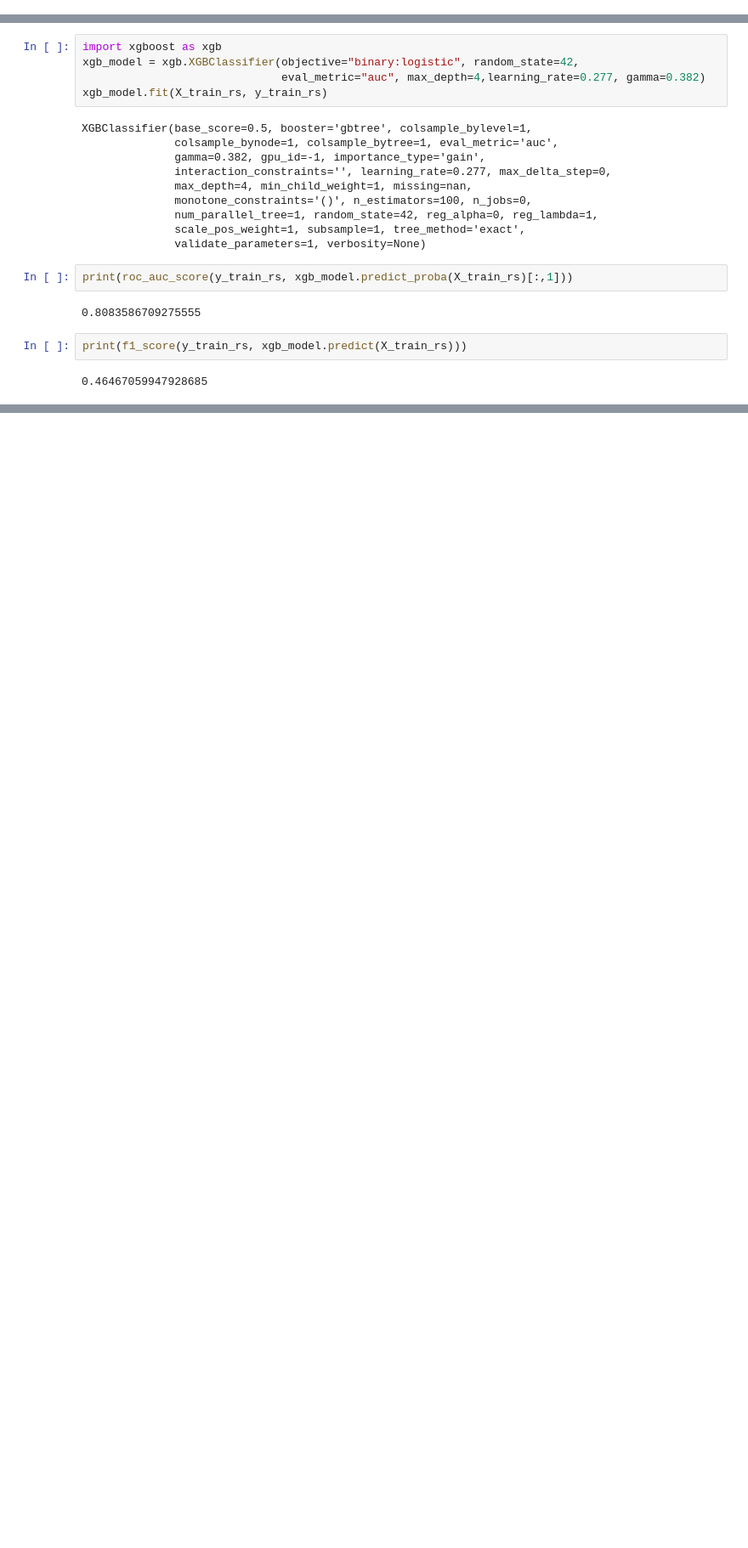
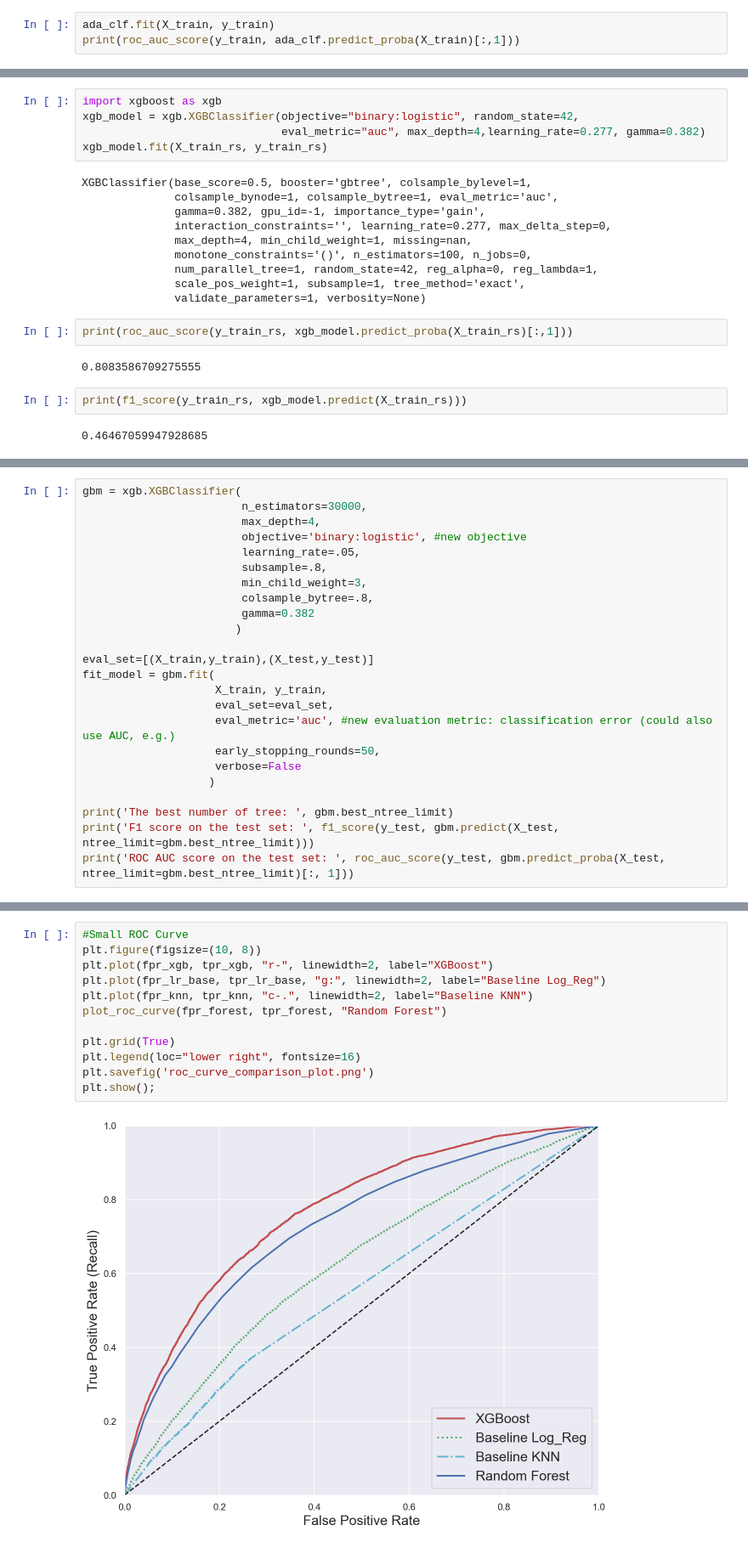
Before and after one commit to luongtruong77/classification-loan-default-risk-detection, a Jupyter notebook: notebooks/Models.ipynb, the cells around one changed output, grey strips where cells are left out. Shown: that part at 85% size. Cells and saved outputs as stored; diff of their text form; blank space fills up the shorter version.

Commit message:
compare baseline models

```diff
--- a/notebooks/Models.ipynb
+++ b/notebooks/Models.ipynb
@@ -269,0 +384,3 @@ array([0, 0, 0, ..., 0, 0, 0], dtype=int64)
+# %%
+ada_clf.fit(X_train, y_train)
+print(roc_auc_score(y_train, ada_clf.predict_proba(X_train)[:,1]))
@@ -294,0 +428,24 @@ print(f1_score(y_train_rs, xgb_model.predict(X_train_rs)))
+# %%
+gbm = xgb.XGBClassifier(
+                        n_estimators=30000,
+                        max_depth=4,
+                        objective='binary:logistic', #new objective
+                        learning_rate=.05,
+                        subsample=.8,
+                        min_child_weight=3,
+                        colsample_bytree=.8,
+                        gamma=0.382
+                       )
+
+eval_set=[(X_train,y_train),(X_test,y_test)]
+fit_model = gbm.fit(
+                    X_train, y_train,
+                    eval_set=eval_set,
+                    eval_metric='auc', #new evaluation metric: classification error (could also use AUC, e.g.)
+                    early_stopping_rounds=50,
+                    verbose=False
+                   )
+
+print('The best number of tree: ', gbm.best_ntree_limit)
+print('F1 score on the test set: ', f1_score(y_test, gbm.predict(X_test, ntree_limit=gbm.best_ntree_limit)))
+print('ROC AUC score on the test set: ', roc_auc_score(y_test, gbm.predict_proba(X_test, ntree_limit=gbm.best_ntree_limit)[:, 1]))
@@ -294,0 +526,14 @@ print(f1_score(y_train_rs, xgb_model.predict(X_train_rs)))
+# %%
+#Small ROC Curve
+plt.figure(figsize=(10, 8))
+plt.plot(fpr_xgb, tpr_xgb, "r-", linewidth=2, label="XGBoost")
+plt.plot(fpr_lr_base, tpr_lr_base, "g:", linewidth=2, label="Baseline Log_Reg")
+plt.plot(fpr_knn, tpr_knn, "c-.", linewidth=2, label="Baseline KNN")
+plot_roc_curve(fpr_forest, tpr_forest, "Random Forest")
+
+plt.grid(True)
+plt.legend(loc="lower right", fontsize=16)
+plt.savefig('roc_curve_comparison_plot.png')
+plt.show();
+# %% [output]
+[figure, added]
```
Also changed, not shown: parts of 56 cells of this notebook, 3 other files.
